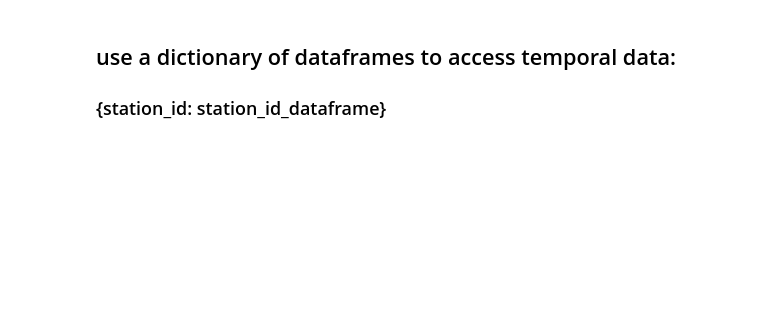
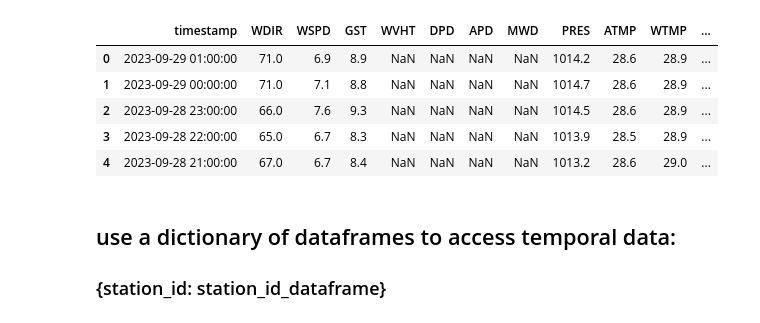
Before and after one commit to andreaskowald/HurricaneTracker, a Jupyter notebook: code/buoy_dashboard.ipynb, the cells around one changed output. Saved outputs shown, nothing was run; the diff lists cells and outputs as text; code cells hidden in the pictures; blank space fills up the shorter version.

```diff
--- a/code/buoy_dashboard.ipynb
+++ b/code/buoy_dashboard.ipynb
@@ -61 +63,23 @@ df.tail()
+# %%
+import pickle
+def load_buoy_data():
+    with open("../data/buoy_data.pkl", 'rb') as file:
+        buoy_dict = pickle.load(file)
+    return buoy_dict
+
+buoy_dict = load_buoy_data()
+
+buoy_dict = {key: value for key, value in buoy_dict.items() if key in stations['station_id'].values}
+mask = stations['station_id'].isin(buoy_dict.keys())
+stations = stations[mask]
+
+
+buoy_dict[list(buoy_dict.keys())[2]].head(5)
+# %% [output]
+|  | timestamp | WDIR | WSPD | GST | WVHT | DPD | APD | MWD | PRES | ATMP | WTMP | ... |
+| 0 | 2023-09-29 01:00:00 | 71.0 | 6.9 | 8.9 | NaN | NaN | NaN | NaN | 1014.2 | 28.6 | 28.9 | ... |
+| 1 | 2023-09-29 00:00:00 | 71.0 | 7.1 | 8.8 | NaN | NaN | NaN | NaN | 1014.7 | 28.6 | 28.9 | ... |
+| 2 | 2023-09-28 23:00:00 | 66.0 | 7.6 | 9.3 | NaN | NaN | NaN | NaN | 1014.5 | 28.6 | 28.9 | ... |
+| 3 | 2023-09-28 22:00:00 | 65.0 | 6.7 | 8.3 | NaN | NaN | NaN | NaN | 1013.9 | 28.5 | 28.9 | ... |
+| 4 | 2023-09-28 21:00:00 | 67.0 | 6.7 | 8.4 | NaN | NaN | NaN | NaN | 1013.2 | 28.6 | 29.0 | ... |
 # %%
```
Also changed, not shown: parts of 5 cells of this notebook.
